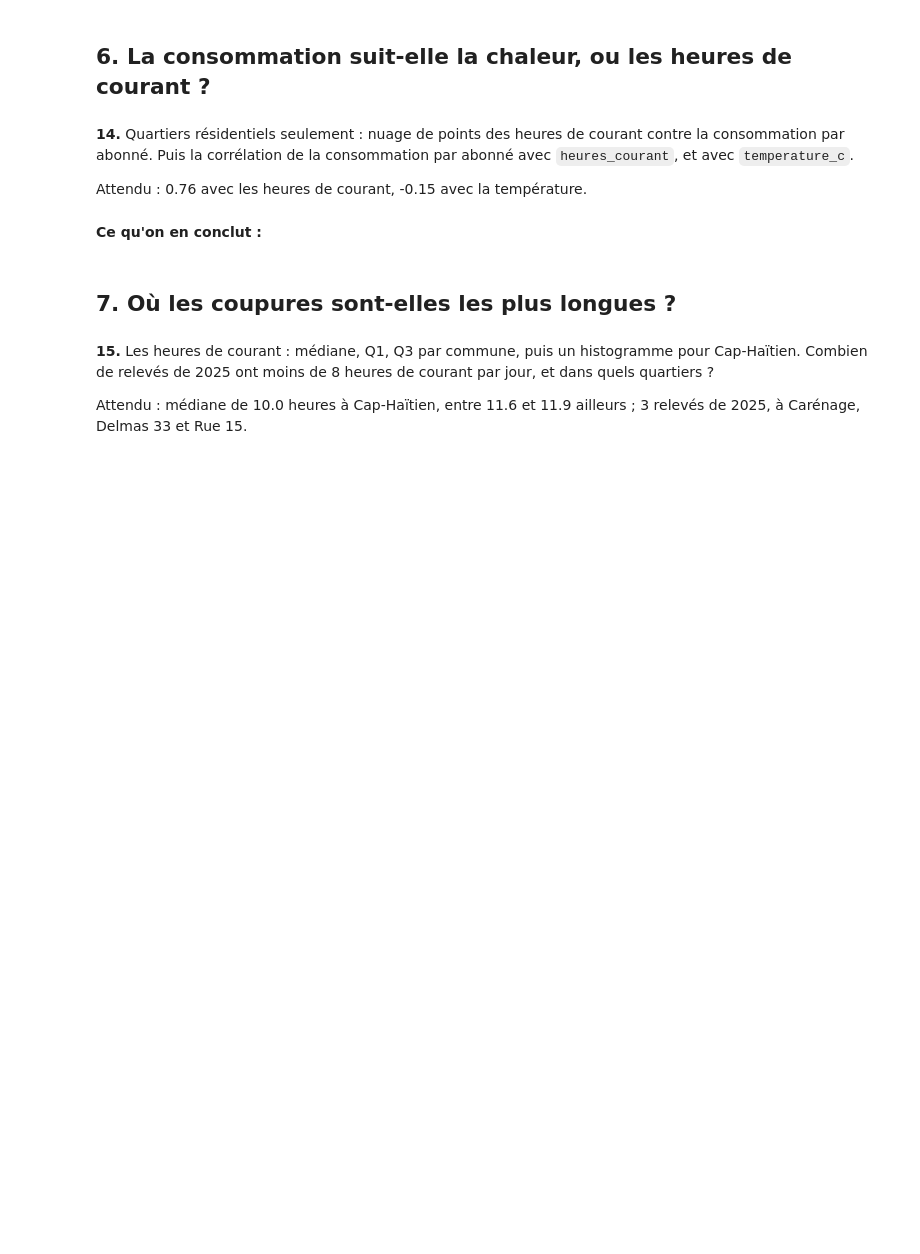
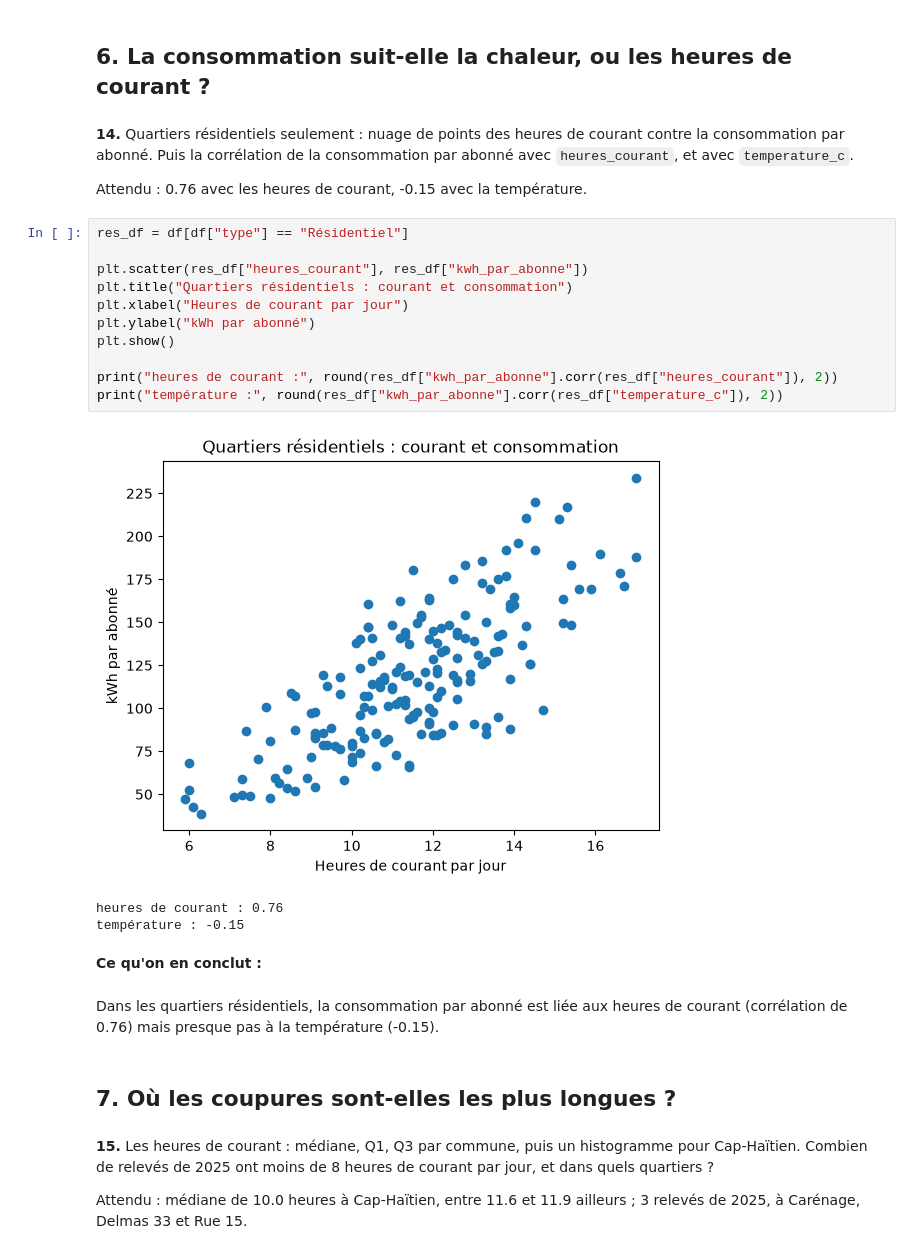
Before and after one commit to Fahana638/exercice-electricite, a Jupyter notebook: exploration.ipynb, the cells around one changed output. Saved outputs shown, nothing was run; the diff lists cells and outputs as text; blank space fills up the shorter version.

```diff
--- a/exploration.ipynb
+++ b/exploration.ipynb
@@ -364,8 +364,25 @@ Delmas consomme le plus (11.74 millions de kWh en 2025) mais reste presque stabl
 **14.** Quartiers résidentiels seulement : nuage de points des heures de courant contre la consommation par abonné. Puis la corrélation de la consommation par abonné avec `heures_courant`, et avec `temperature_c`.
 
 Attendu : 0.76 avec les heures de courant, -0.15 avec la température.
+# %%
+res_df = df[df["type"] == "Résidentiel"]
+
+plt.scatter(res_df["heures_courant"], res_df["kwh_par_abonne"])
+plt.title("Quartiers résidentiels : courant et consommation")
+plt.xlabel("Heures de courant par jour")
+plt.ylabel("kWh par abonné")
+plt.show()
+
+print("heures de courant :", round(res_df["kwh_par_abonne"].corr(res_df["heures_courant"]), 2))
+print("température :", round(res_df["kwh_par_abonne"].corr(res_df["temperature_c"]), 2))
+# %% [output]
+[figure, added]
+heures de courant : 0.76
+température : -0.15
 # %% [markdown]
 **Ce qu'on en conclut :**
+# %% [markdown]
+Dans les quartiers résidentiels, la consommation par abonné est liée aux heures de courant (corrélation de 0.76) mais presque pas à la température (-0.15).
 # %% [markdown]
 ## 7. Où les coupures sont-elles les plus longues ?
 # %% [markdown]
```
Also changed, not shown: parts of 5 cells of this notebook.
